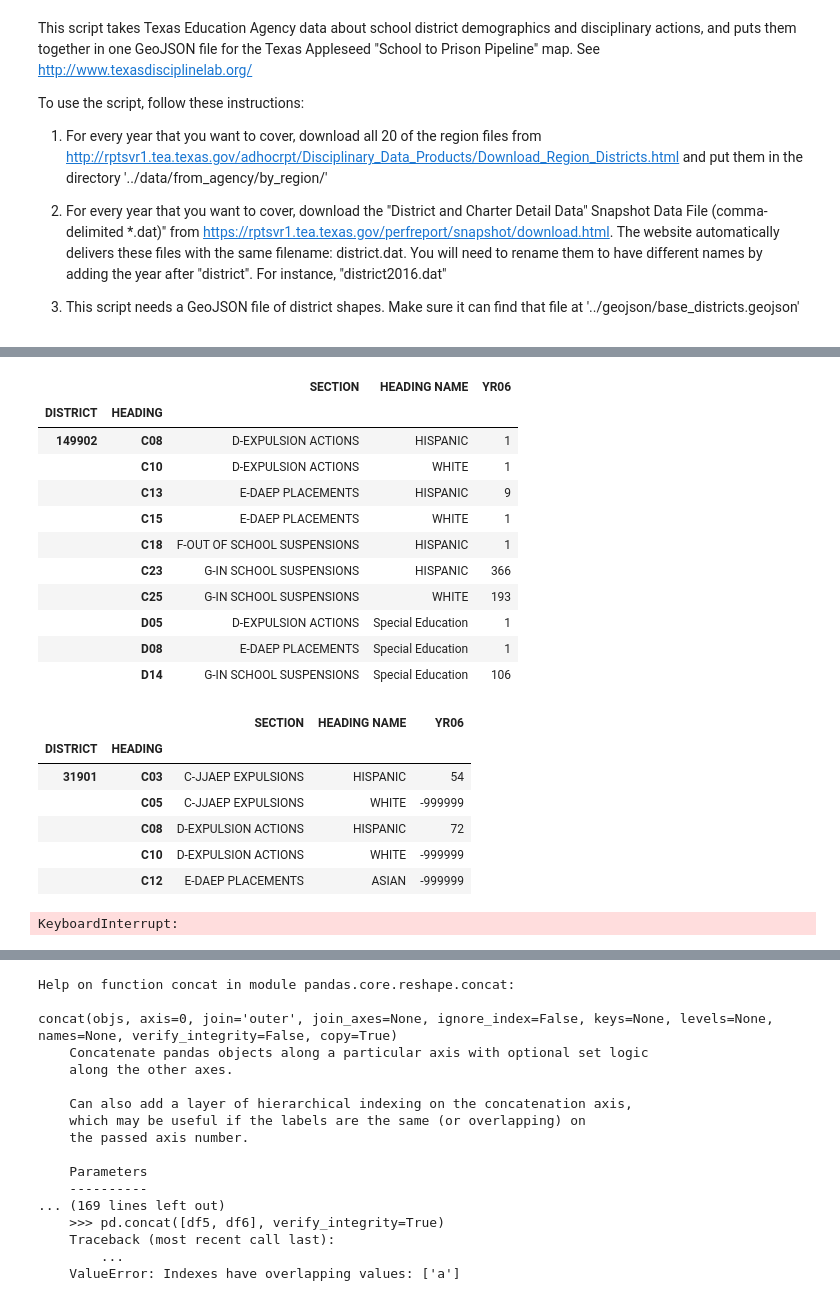
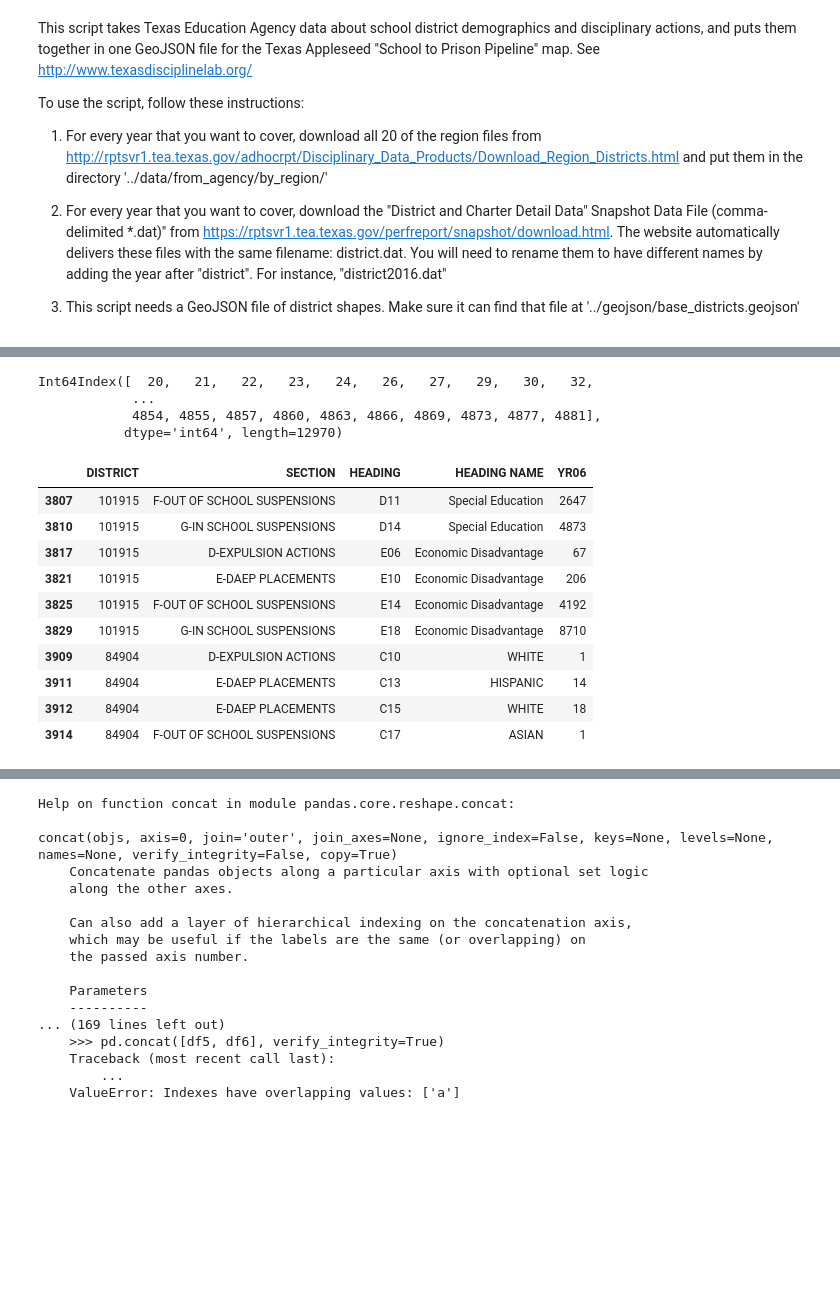
Before and after one commit to txappleseed/txappleseedmap, a Jupyter notebook: scripts/TEAtoGeoJSON.ipynb, the cells around one changed output, grey strips where cells are left out. Drawn from its saved outputs; the diff is of its cells as text; code cells hidden in the pictures; blank space fills up the shorter version.

```diff
--- a/scripts/TEAtoGeoJSON.ipynb
+++ b/scripts/TEAtoGeoJSON.ipynb
@@ -95,31 +67,27 @@ apple = getYear(2006)
-# %%
-apple[1000:1010]
-# %% [output]
-|  |  | SECTION | HEADING NAME | YR06 |
-| DISTRICT | HEADING |  |  |  |
-| 149902 | C08 | D-EXPULSION ACTIONS | HISPANIC | 1 |
-|  | C10 | D-EXPULSION ACTIONS | WHITE | 1 |
-|  | C13 | E-DAEP PLACEMENTS | HISPANIC | 9 |
-|  | C15 | E-DAEP PLACEMENTS | WHITE | 1 |
-|  | C18 | F-OUT OF SCHOOL SUSPENSIONS | HISPANIC | 1 |
-|  | C23 | G-IN SCHOOL SUSPENSIONS | HISPANIC | 366 |
-|  | C25 | G-IN SCHOOL SUSPENSIONS | WHITE | 193 |
-|  | D05 | D-EXPULSION ACTIONS | Special Education | 1 |
-|  | D08 | E-DAEP PLACEMENTS | Special Education | 1 |
-|  | D14 | G-IN SCHOOL SUSPENSIONS | Special Education | 106 |
-# %%
-apple[:5]
-# %% [output]
-|  |  | SECTION | HEADING NAME | YR06 |
-| DISTRICT | HEADING |  |  |  |
-| 31901 | C03 | C-JJAEP EXPULSIONS | HISPANIC | 54 |
-|  | C05 | C-JJAEP EXPULSIONS | WHITE | -999999 |
-|  | C08 | D-EXPULSION ACTIONS | HISPANIC | 72 |
-|  | C10 | D-EXPULSION ACTIONS | WHITE | -999999 |
-|  | C12 | E-DAEP PLACEMENTS | ASIAN | -999999 |
+# %%
+apple.index.get_level_values(0)
+# %% [output]
+Int64Index([  20,   21,   22,   23,   24,   26,   27,   29,   30,   32,
+            ...
+            4854, 4855, 4857, 4860, 4863, 4866, 4869, 4873, 4877, 4881],
+           dtype='int64', length=12970)
+# %%
+apple[2100:2110]
+# %% [output]
+|  | DISTRICT | SECTION | HEADING | HEADING NAME | YR06 |
+| 3807 | 101915 | F-OUT OF SCHOOL SUSPENSIONS | D11 | Special Education | 2647 |
+| 3810 | 101915 | G-IN SCHOOL SUSPENSIONS | D14 | Special Education | 4873 |
+| 3817 | 101915 | D-EXPULSION ACTIONS | E06 | Economic Disadvantage | 67 |
+| 3821 | 101915 | E-DAEP PLACEMENTS | E10 | Economic Disadvantage | 206 |
+| 3825 | 101915 | F-OUT OF SCHOOL SUSPENSIONS | E14 | Economic Disadvantage | 4192 |
+| 3829 | 101915 | G-IN SCHOOL SUSPENSIONS | E18 | Economic Disadvantage | 8710 |
+| 3909 | 84904 | D-EXPULSION ACTIONS | C10 | WHITE | 1 |
+| 3911 | 84904 | E-DAEP PLACEMENTS | C13 | HISPANIC | 14 |
+| 3912 | 84904 | E-DAEP PLACEMENTS | C15 | WHITE | 18 |
+| 3914 | 84904 | F-OUT OF SCHOOL SUSPENSIONS | C17 | ASIAN | 1 |
 # %%
-for year in range(2007, 2017):
+for year in range(first_year + 1, last_year + 1):
     new_year = getYear(year)
-    apple = pd.merge(apple, new_year, how='outer', left_index = True, right_index=True)
+    new_year = new_year.drop(["HEADING NAME","SECTION"], axis = 1)
+    apple = pd.merge(apple, new_year, how='outer', on = ["DISTRICT", "HEADING"],
+                     suffixes = (str(year-1), str(year))).fillna(value = 0) # left_index = True, right_index=True,
-# %% [output]
-KeyboardInterrupt:
```
Also changed, not shown: parts of 12 cells of this notebook.
